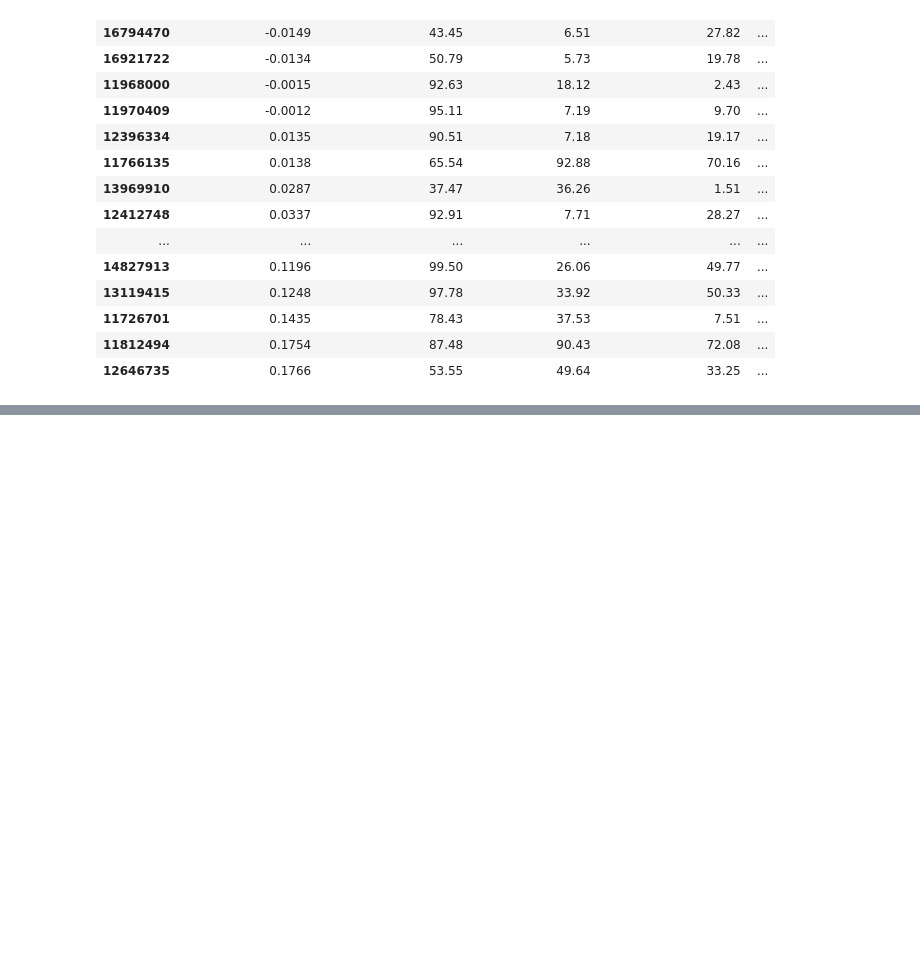
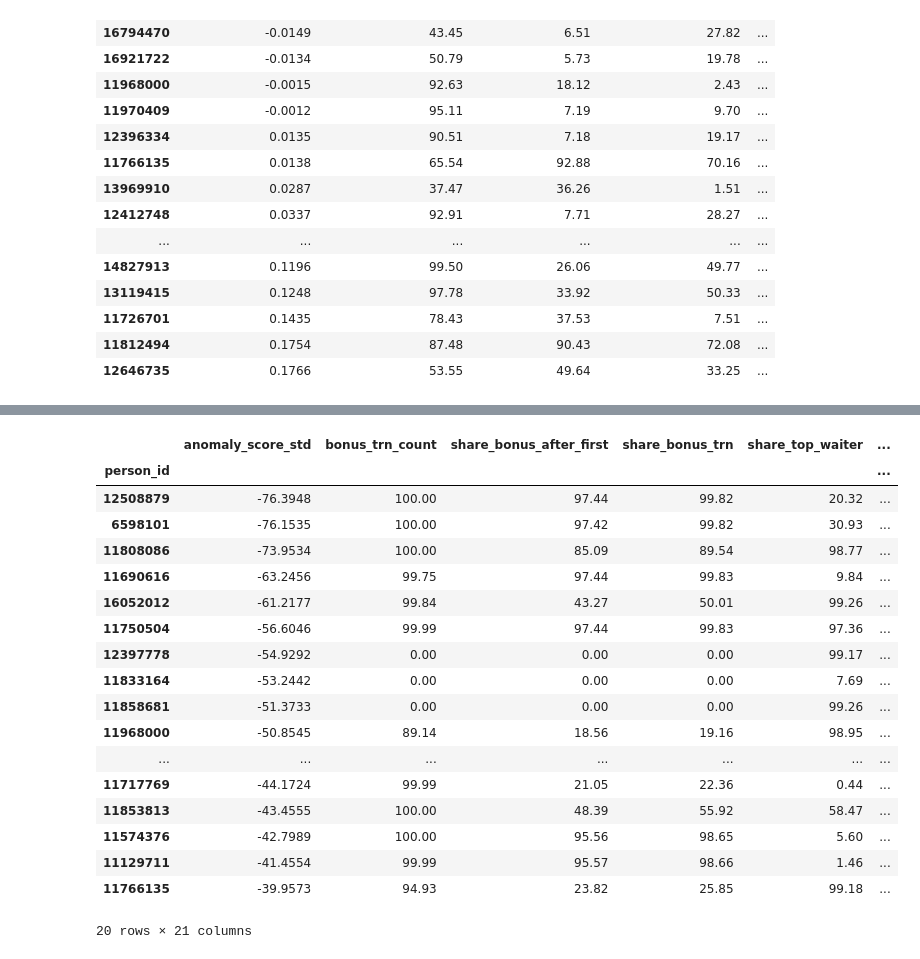
Before and after one commit to yoolinka/Fraud-Detection, a Jupyter notebook: models/models_tuning.ipynb, the cells around one changed output, grey strips where cells are left out. Cells and saved outputs as stored; diff of their text form; code cells hidden in the pictures; blank space fills up the shorter version.

```diff
--- a/models/models_tuning.ipynb
+++ b/models/models_tuning.ipynb
@@ -674,0 +694,29 @@ result_df
+# %%
+df, client_data = load_data(activity_state = 2)
+client_data = client_data[client_data['days_visits'] > 2]
+
+features = [
+    'bonus_trn_count',
+    'share_top_waiter',
+    'share_bonuses_used_top_waiter',
+    'share_top_places',
+    'num_of_trn_prcnt',
+    'days_visits_prcnt',
+    'gross_amount_mean_prcnt',
+    'gross_amount_sum_prcnt',
+    'bonuses_accum_sum_prcnt',
+    'bonuses_used_sum_prcnt',
+    'num_of_waiters_prcnt',
+    'gross_amount_max_prcnt',
+    'first_last_trn_diff_prcnt',
+    'first_second_trn_diff_prcnt',
+    'first_third_trn_diff_prcnt',
+    'time_between_trn_median_prcnt',
+    'trn_per_day_prcnt',
+    'num_of_places_prcnt'
+]
+skewed = [
+    'bonus_trn_count'
+]
+table, df_ocsvm, top_20, X_std = test_model(client_data, features, skewed, model='ocsvm')
+table
@@ -674,0 +744,22 @@ result_df
+# %%
+check_top_anomaly(df_ocsvm, X_std, top_20, features)
+# %% [output]
+|  | anomaly_score_std | bonus_trn_count | share_bonus_after_first | share_bonus_trn | share_top_waiter | ... |
+| person_id |  |  |  |  |  | ... |
+| 12508879 | -76.3948 | 100.00 | 97.44 | 99.82 | 20.32 | ... |
+| 6598101 | -76.1535 | 100.00 | 97.42 | 99.82 | 30.93 | ... |
+| 11808086 | -73.9534 | 100.00 | 85.09 | 89.54 | 98.77 | ... |
+| 11690616 | -63.2456 | 99.75 | 97.44 | 99.83 | 9.84 | ... |
+| 16052012 | -61.2177 | 99.84 | 43.27 | 50.01 | 99.26 | ... |
+| 11750504 | -56.6046 | 99.99 | 97.44 | 99.83 | 97.36 | ... |
+| 12397778 | -54.9292 | 0.00 | 0.00 | 0.00 | 99.17 | ... |
+| 11833164 | -53.2442 | 0.00 | 0.00 | 0.00 | 7.69 | ... |
+| 11858681 | -51.3733 | 0.00 | 0.00 | 0.00 | 99.26 | ... |
+| 11968000 | -50.8545 | 89.14 | 18.56 | 19.16 | 98.95 | ... |
+| ... | ... | ... | ... | ... | ... | ... |
+| 11717769 | -44.1724 | 99.99 | 21.05 | 22.36 | 0.44 | ... |
+| 11853813 | -43.4555 | 100.00 | 48.39 | 55.92 | 58.47 | ... |
+| 11574376 | -42.7989 | 100.00 | 95.56 | 98.65 | 5.60 | ... |
+| 11129711 | -41.4554 | 99.99 | 95.57 | 98.66 | 1.46 | ... |
+| 11766135 | -39.9573 | 94.93 | 23.82 | 25.85 | 99.18 | ... |
+20 rows × 21 columns
```
Also changed, not shown: parts of 15 cells of this notebook, 1 other file.
